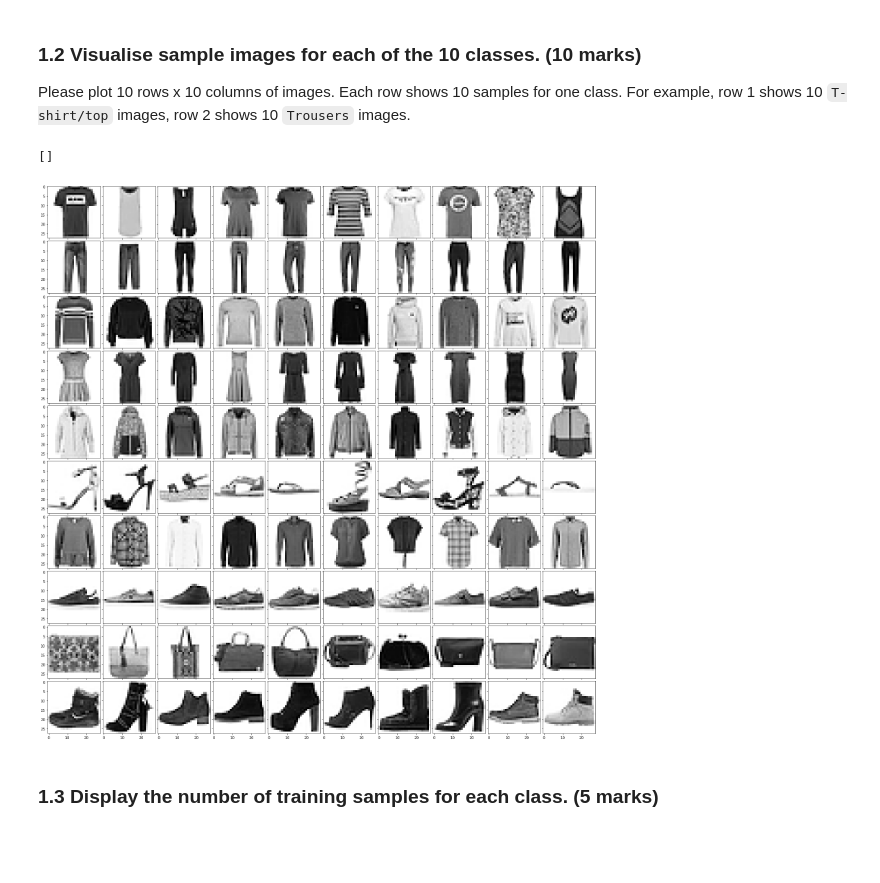
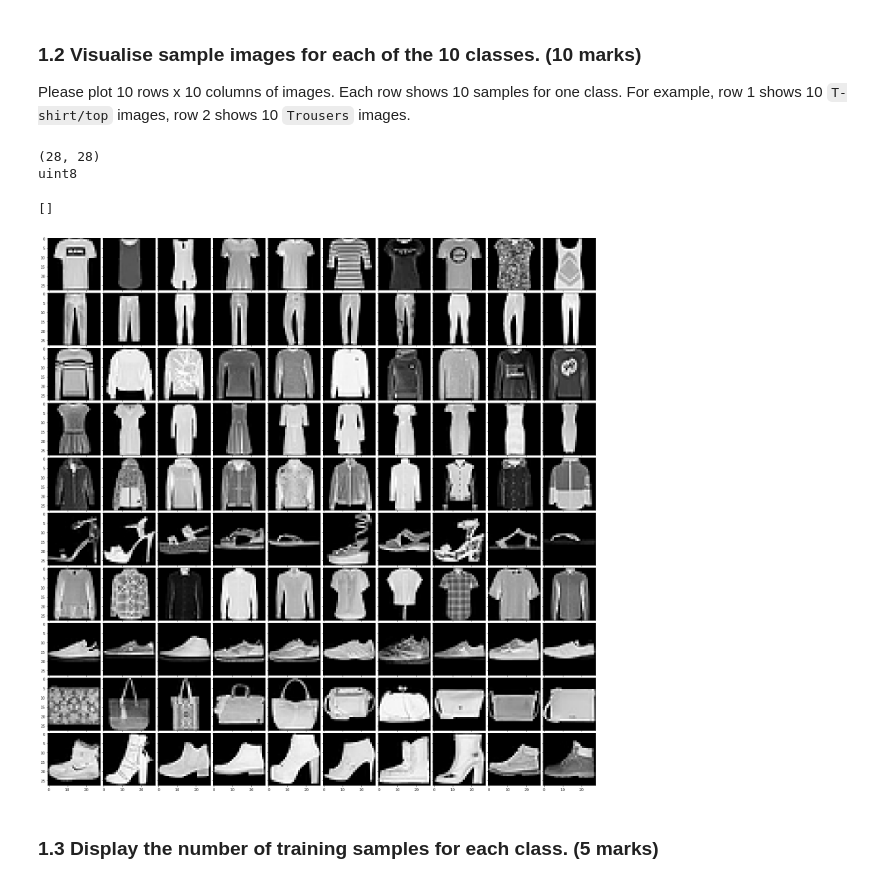
Before and after one commit to Audreydrey/Computer_Vision_2020, a Jupyter notebook: coursework_2/coursework_2.ipynb, the cells around one changed output. Drawn from its saved outputs; the diff is of its cells as text; code cells hidden in the pictures; blank space fills up the shorter version.

Commit message:
need to test real images

```diff
--- a/coursework_2/coursework_2.ipynb
+++ b/coursework_2/coursework_2.ipynb
@@ -94,29 +94,35 @@ Please plot 10 rows x 10 columns of images. Each row shows 10 samples for one cl
 # %%
 import matplotlib.pyplot as plt
 from mpl_toolkits.axes_grid1 import ImageGrid
 
 fig = plt.figure(figsize=(28., 28.))
 grid = ImageGrid(fig, 111,
                  nrows_ncols=(10, 10),
                  axes_pad=0.1)
 ims = []
 for i in range(10):
     x = 0
     for j in range(10):
             find = False
             while(not find):
                 if(train_label[x] == i):
                     ims.append(train_image[x])
                     find = True
                 x = x + 1
 
+print(train_image[0].shape)
+print(train_image[0].dtype)
+
+
 for ax, im in zip(grid, ims):
-    ax.imshow(im,cmap='grey', interpolation='none')
+    ax.imshow(im,cmap='gray', interpolation='none')
 
 plt.plot()
 # %% [output]
-[]
+(28, 28)
+uint8
+[]
-[figure, old version]
+[figure, new version]
 # %% [markdown]
 ### 1.3 Display the number of training samples for each class. (5 marks)
 # %%
```
Also changed, not shown: parts of 4 cells of this notebook, 8 other files.
